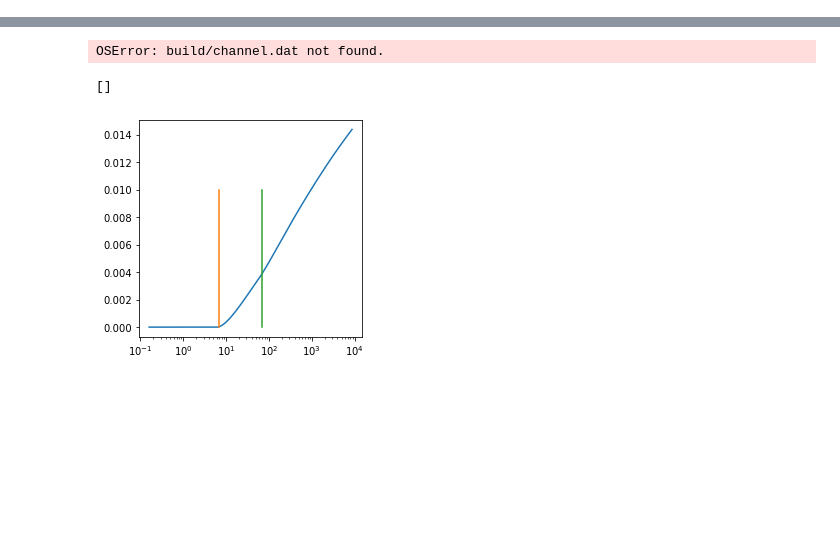
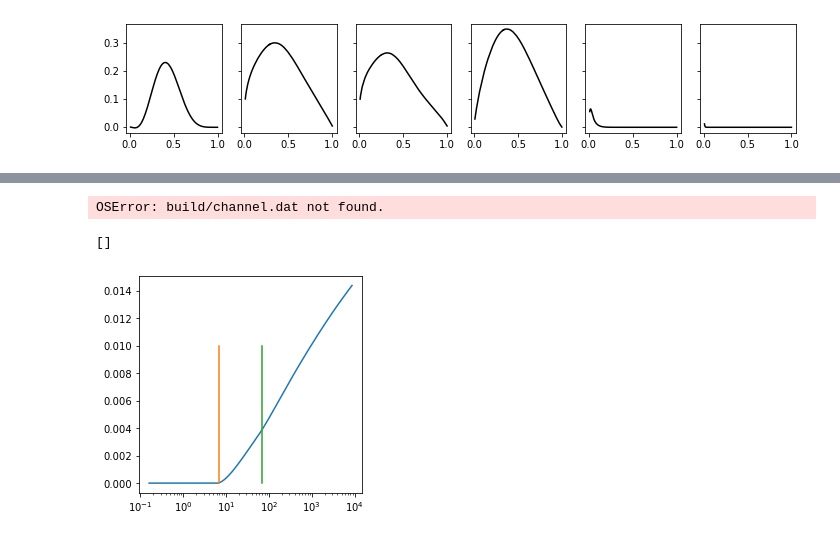
Before and after one commit to keweiyao/QCD-evolution, a Jupyter notebook: Plotting.ipynb, the cells around one changed output, grey strips where cells are left out. Saved outputs shown, nothing was run; the diff lists cells and outputs as text; code cells hidden in the pictures; blank space fills up the shorter version.

```diff
--- a/Plotting.ipynb
+++ b/Plotting.ipynb
@@ -4,6 +6,32 @@ import matplotlib.pyplot as plt
 # %%
 from IPython.core.display import display, HTML
 display(HTML("<style>.container { width:100% !important; }</style>"))
+# %%
+names = r'$u-\bar{u}$', r'$d-\bar{d}$', r'$s-\bar{s}$', \
+        r'$c-\bar{c}$', r'$b-\bar{b}$',\
+        r'$g$', \
+        r'$u+\bar{u}$', r'$d+\bar{d}$', r'$s+\bar{s}$',\
+        r'$c+\bar{c}$', r'$b+\bar{b}$'
+IC = np.loadtxt("build/h-Q-vac.dat")
+
+z = IC[0]
+
+fig, axes = plt.subplots(1,6,figsize=(12,2),sharex=True, sharey=True)
+for ax, i, pid in zip(axes, [6,7,8,9,10,11], [21,2,1,3,4,5]):
+
+
+    ax.plot(z, IC[i], 'k-')
+
+    #ax.plot(z, FS0[i], 'r-')
+    #ax.plot(z,m Y, 'b-')
+#plt.semilogy()
+#for i, it in zip([6,7,8,9,10,11],['g','uubar','ddbar','ssbar','ccbar','bbbar']):
+#    Y =  IC[i]
+#    with open("/home/weiyaoke/Documents/New-DGLAP/IC/Qinit/"+it+".dat",'w') as f:
+#        for iz, iy in zip(z, Y):
+#            f.write("{:1.3e}\t{:1.3e}\n".format(iz,iy/iz))
+# %% [output]
+[figure, added]
 # %%
 names = r'$u-\bar{u}$', r'$d-\bar{d}$', r'$s-\bar{s}$', \
         r'$c-\bar{c}$', r'$b-\bar{b}$',\
```
Also changed, not shown: parts of 4 cells of this notebook, 18 other files.
